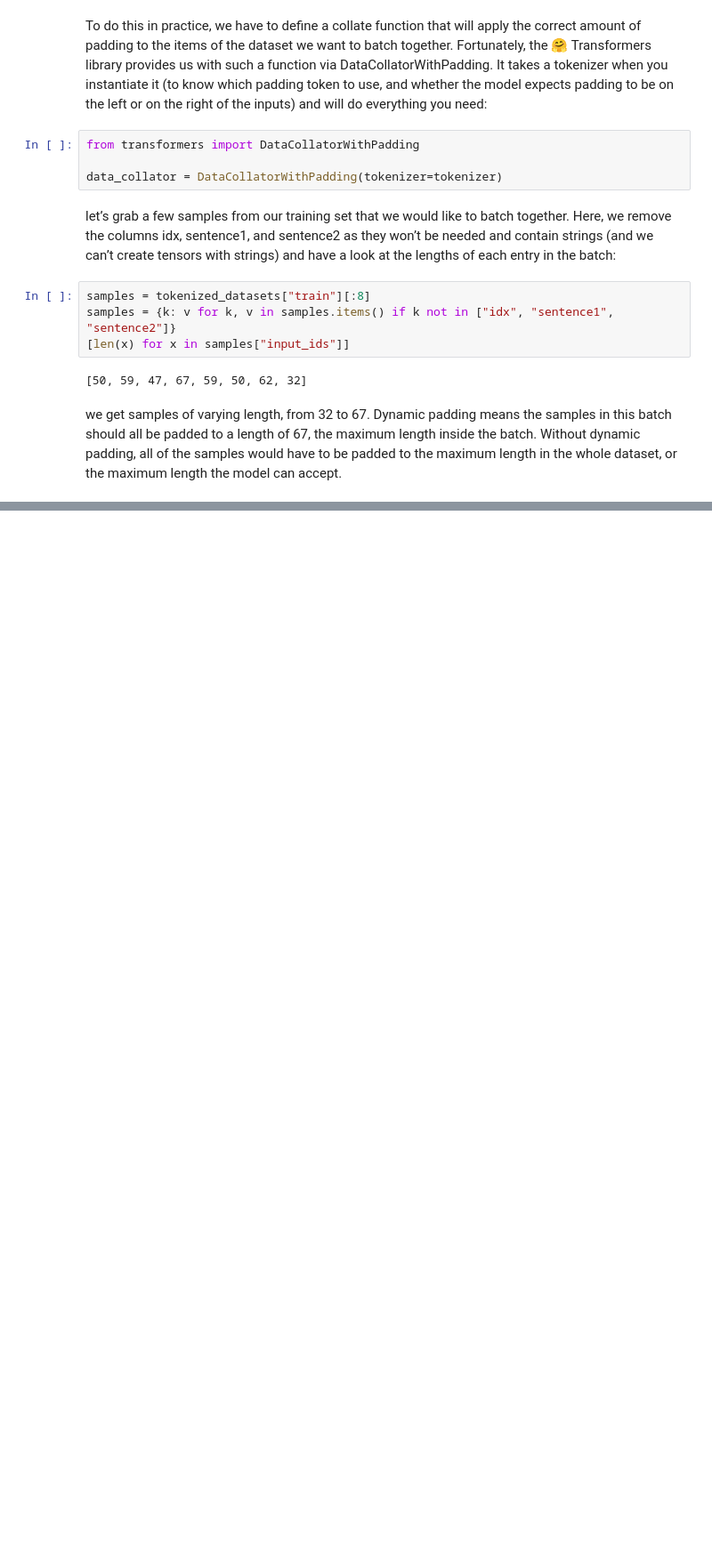
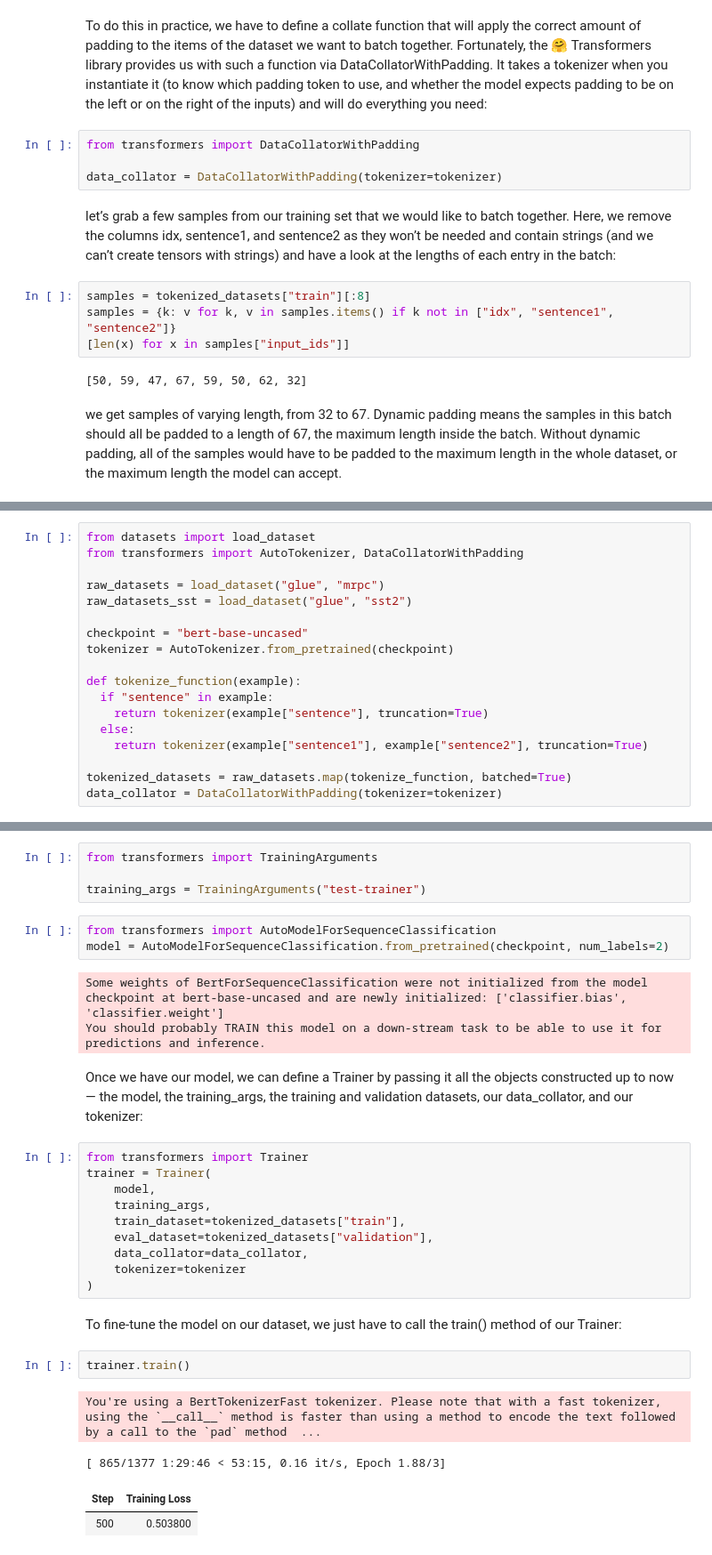
Before and after one commit to almutareb/huggingface-nlp-demo, a Jupyter notebook: fine_tune_a_model.ipynb, the cells around one changed output, grey strips where cells are left out. Shown at 89% size. Drawn from its saved outputs; the diff is of its cells as text; blank space fills up the shorter version.

```diff
--- a/fine_tune_a_model.ipynb
+++ b/fine_tune_a_model.ipynb
@@ -211,0 +201,18 @@ optimizer.step()
+# %%
+from datasets import load_dataset
+from transformers import AutoTokenizer, DataCollatorWithPadding
+
+raw_datasets = load_dataset("glue", "mrpc")
+raw_datasets_sst = load_dataset("glue", "sst2")
+
+checkpoint = "bert-base-uncased"
+tokenizer = AutoTokenizer.from_pretrained(checkpoint)
+
+def tokenize_function(example):
+  if "sentence" in example:
+    return tokenizer(example["sentence"], truncation=True)
+  else:
+    return tokenizer(example["sentence1"], example["sentence2"], truncation=True)
+
+tokenized_datasets = raw_datasets.map(tokenize_function, batched=True)
+data_collator = DataCollatorWithPadding(tokenizer=tokenizer)
@@ -211,0 +248,31 @@ optimizer.step()
+# %%
+from transformers import TrainingArguments
+
+training_args = TrainingArguments("test-trainer")
+# %%
+from transformers import AutoModelForSequenceClassification
+model = AutoModelForSequenceClassification.from_pretrained(checkpoint, num_labels=2)
+# %% [output]
+Some weights of BertForSequenceClassification were not initialized from the model checkpoint at bert-base-uncased and are newly initialized: ['classifier.bias', 'classifier.weight']
+You should probably TRAIN this model on a down-stream task to be able to use it for predictions and inference.
+# %% [markdown]
+Once we have our model, we can define a Trainer by passing it all the objects constructed up to now — the model, the training_args, the training and validation datasets, our data_collator, and our tokenizer:
+# %%
+from transformers import Trainer
+trainer = Trainer(
+    model,
+    training_args,
+    train_dataset=tokenized_datasets["train"],
+    eval_dataset=tokenized_datasets["validation"],
+    data_collator=data_collator,
+    tokenizer=tokenizer
+)
+# %% [markdown]
+To fine-tune the model on our dataset, we just have to call the train() method of our Trainer:
+# %%
+trainer.train()
+# %% [output]
+You're using a BertTokenizerFast tokenizer. Please note that with a fast tokenizer, using the `__call__` method is faster than using a method to encode the text followed by a call to the `pad` method  ...
+[ 865/1377 1:29:46 < 53:15, 0.16 it/s, Epoch 1.88/3]
+| Step | Training Loss |
+| 500 | 0.503800 |
```
Also changed, not shown: parts of 29 cells of this notebook.
